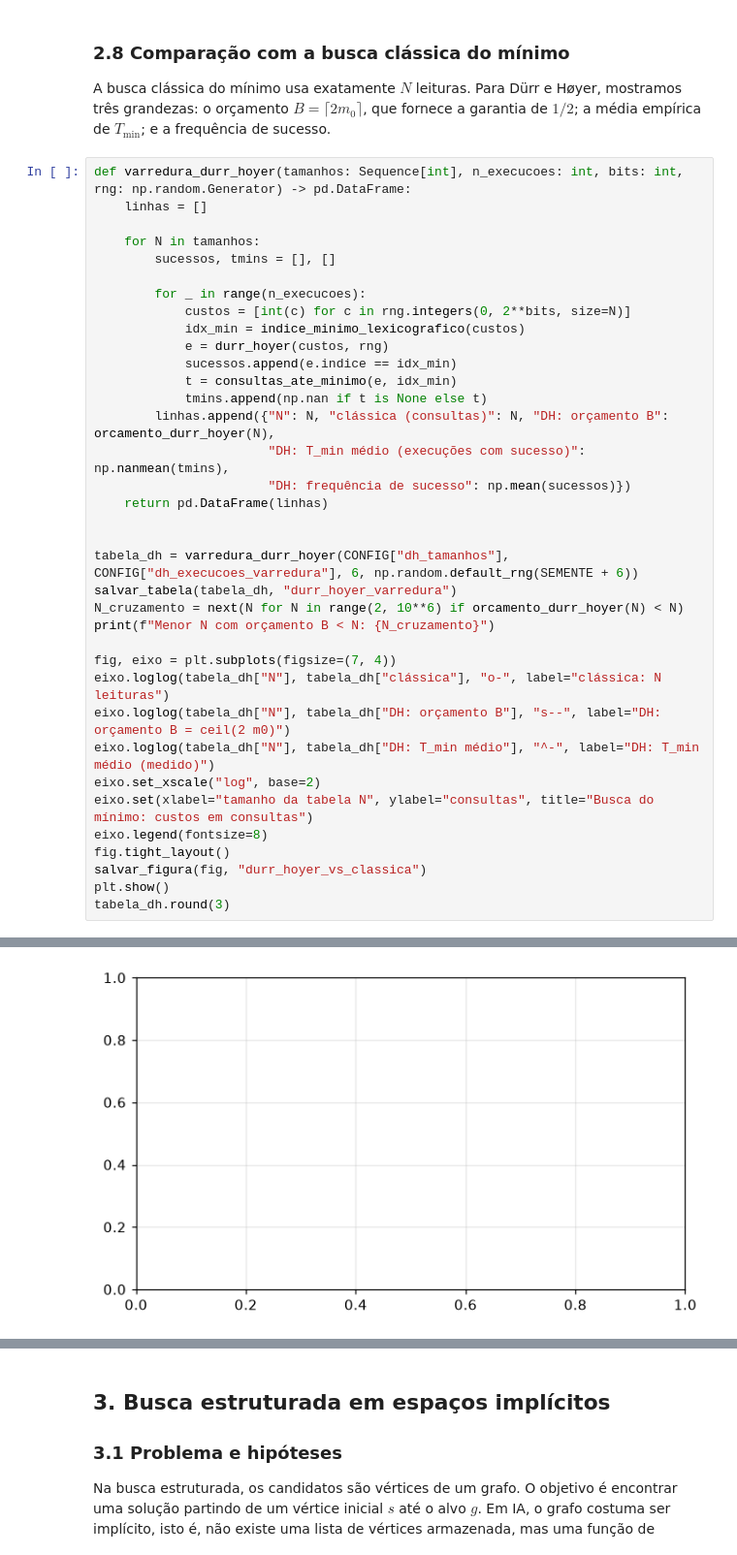
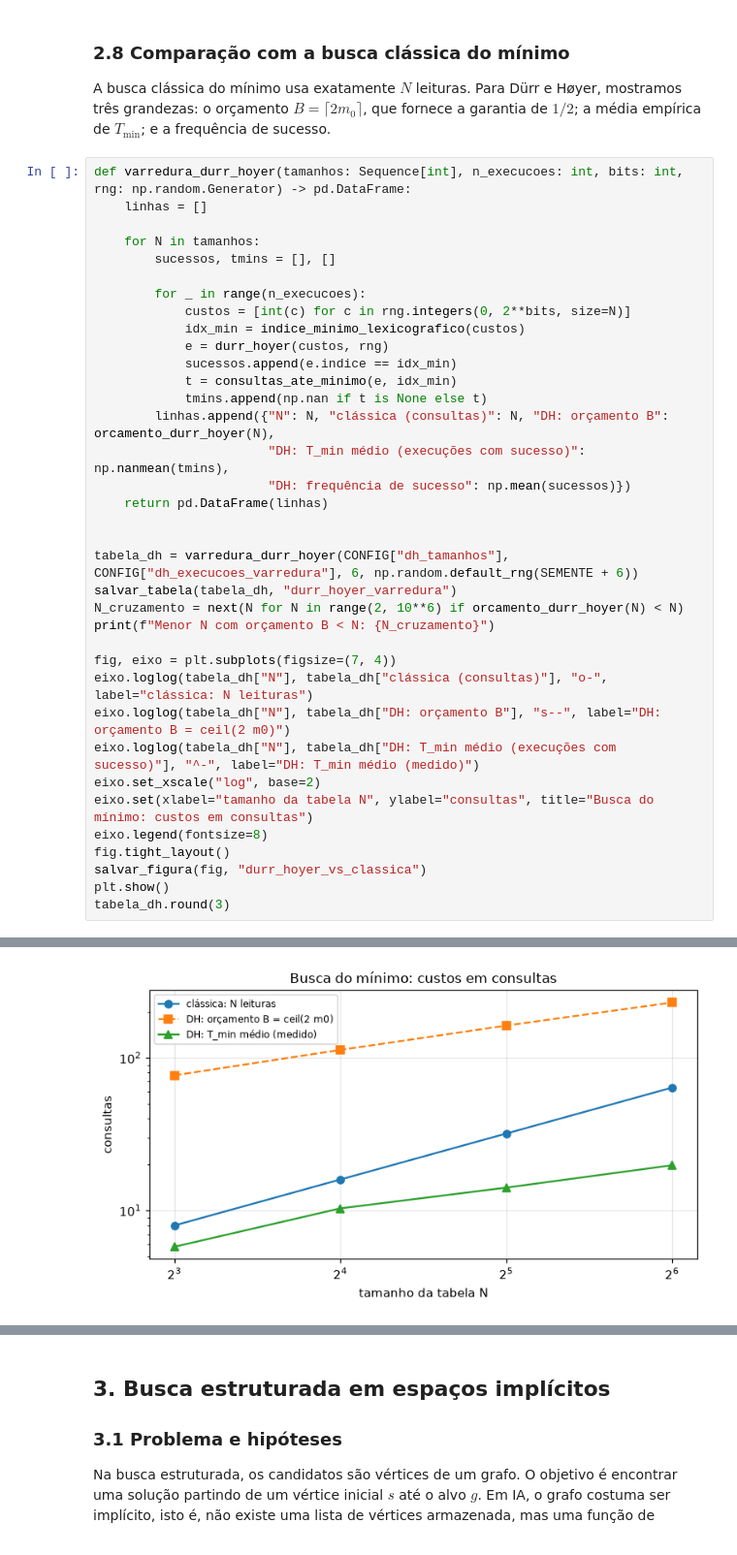
Before and after one commit to CarlosEduardoSilvaAlmeida/TCC, a Jupyter notebook: notebooks/01_busca_classica_quantica.ipynb, the cells around one changed output, grey strips where cells are left out. Shown at 97% size. Cells and saved outputs as stored; diff of their text form.

```diff
--- a/notebooks/01_busca_classica_quantica.ipynb
+++ b/notebooks/01_busca_classica_quantica.ipynb
@@ -1053,9 +1053,9 @@ N_cruzamento = next(N for N in range(2, 10**6) if orcamento_durr_hoyer(N) < N)
 print(f"Menor N com orçamento B < N: {N_cruzamento}")
 
 fig, eixo = plt.subplots(figsize=(7, 4))
-eixo.loglog(tabela_dh["N"], tabela_dh["clássica"], "o-", label="clássica: N leituras")
+eixo.loglog(tabela_dh["N"], tabela_dh["clássica (consultas)"], "o-", label="clássica: N leituras")
 eixo.loglog(tabela_dh["N"], tabela_dh["DH: orçamento B"], "s--", label="DH: orçamento B = ceil(2 m0)")
-eixo.loglog(tabela_dh["N"], tabela_dh["DH: T_min médio"], "^-", label="DH: T_min médio (medido)")
+eixo.loglog(tabela_dh["N"], tabela_dh["DH: T_min médio (execuções com sucesso)"], "^-", label="DH: T_min médio (medido)")
 eixo.set_xscale("log", base=2)
 eixo.set(xlabel="tamanho da tabela N", ylabel="consultas", title="Busca do mínimo: custos em consultas")
 eixo.legend(fontsize=8)
@@ -1069 +1068 @@ KeyError: 'clássica'
-[figure, old version]
+[figure, new version]
```
Also changed, not shown: parts of 8 cells of this notebook.
